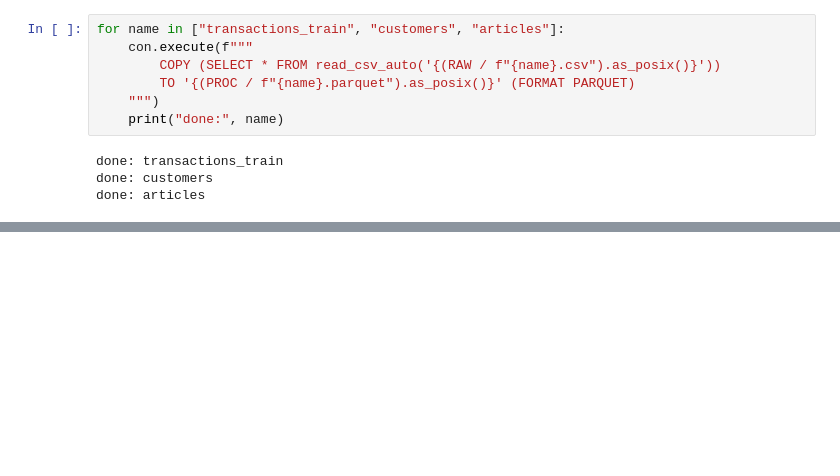
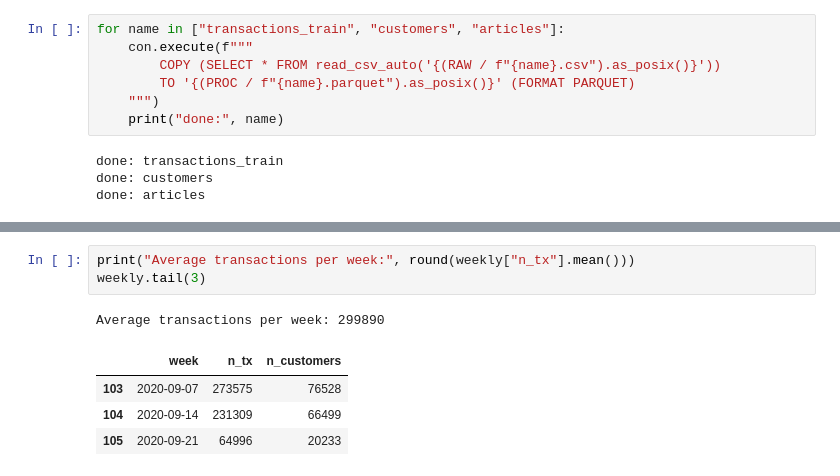
Before and after one commit to WoahImCoding/ecommerce-recommender, a Jupyter notebook: notebooks/01_eda.ipynb, the cells around one changed output, grey strips where cells are left out. Saved outputs shown, nothing was run; the diff lists cells and outputs as text; blank space fills up the shorter version.

```diff
--- a/notebooks/01_eda.ipynb
+++ b/notebooks/01_eda.ipynb
@@ -27,0 +65,9 @@ con.sql(f"SELECT * FROM {T} LIMIT 5").df()
+# %%
+print("Average transactions per week:", round(weekly["n_tx"].mean()))
+weekly.tail(3)
+# %% [output]
+Average transactions per week: 299890
+|  | week | n_tx | n_customers |
+| 103 | 2020-09-07 | 273575 | 76528 |
+| 104 | 2020-09-14 | 231309 | 66499 |
+| 105 | 2020-09-21 | 64996 | 20233 |
```
Also changed, not shown: parts of 21 cells of this notebook.
